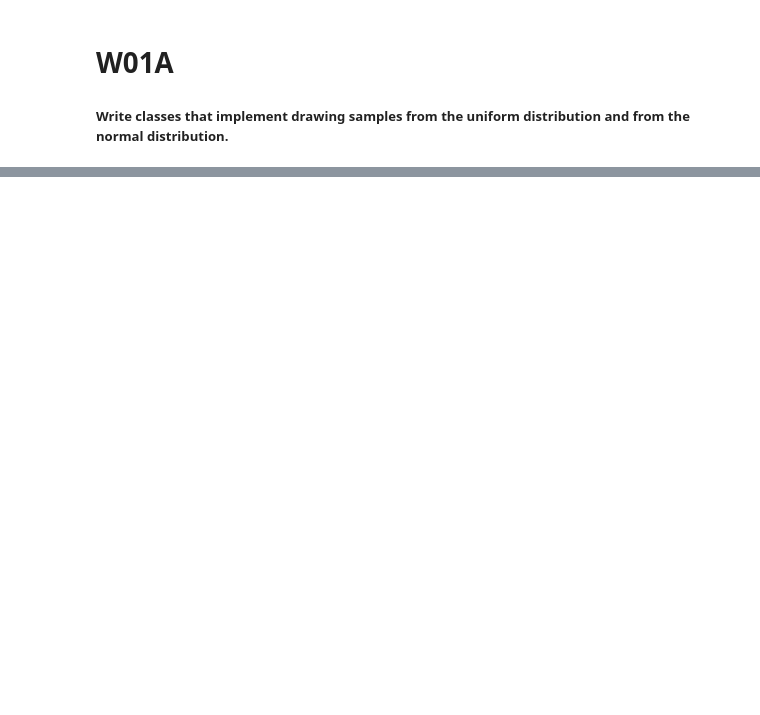
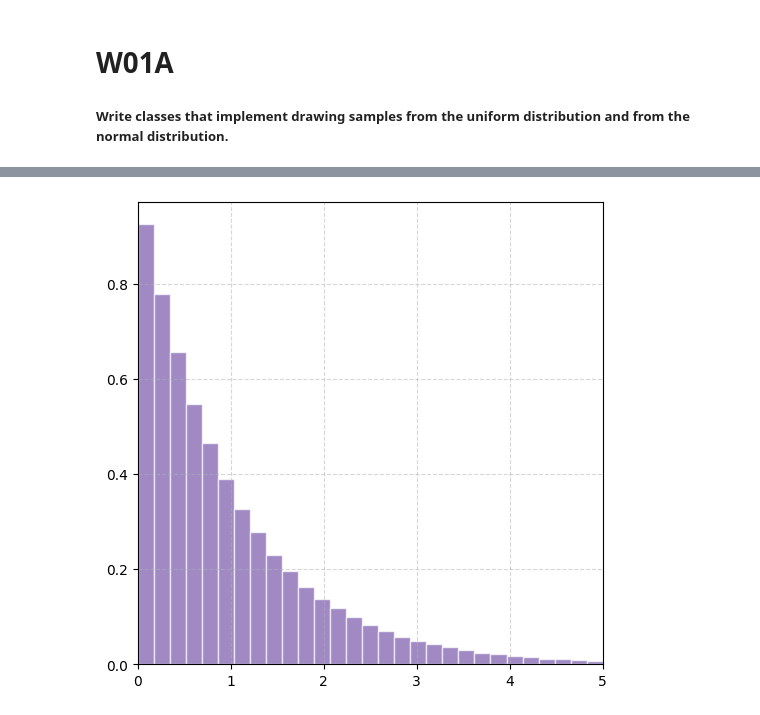
Before and after one commit to Asged/CompPhys, a Jupyter notebook: Week 01/W01A.ipynb, the cells around one changed output, grey strips where cells are left out. Saved outputs shown, nothing was run; the diff lists cells and outputs as text; code cells hidden in the pictures; blank space fills up the shorter version.

```diff
--- a/Week 01/W01A.ipynb
+++ b/Week 01/W01A.ipynb
@@ -31,0 +51,19 @@ n, bins, patches = plt.hist(
+# %%
+class Exponential(Distribution):
+    def __init__(self, size=1000000, lambd=1.0):
+        self.lambd = lambd
+        super().__init__(size=size)
+
+
+    def set_xs(self):
+        self.min = 0
+        self.max = 5
+        sample = np.random.rand(self.size)
+        self.xs = -self.lambd * np.log(1-sample) # Equation 1.24 from notes
+# %%
+exp = Exponential()
+
+fig, ax = plt.subplots(figsize=(6,6))
+exp.plot(ax)
+# %% [output]
+[figure, added]
```
Also changed, not shown: parts of 7 cells of this notebook.
